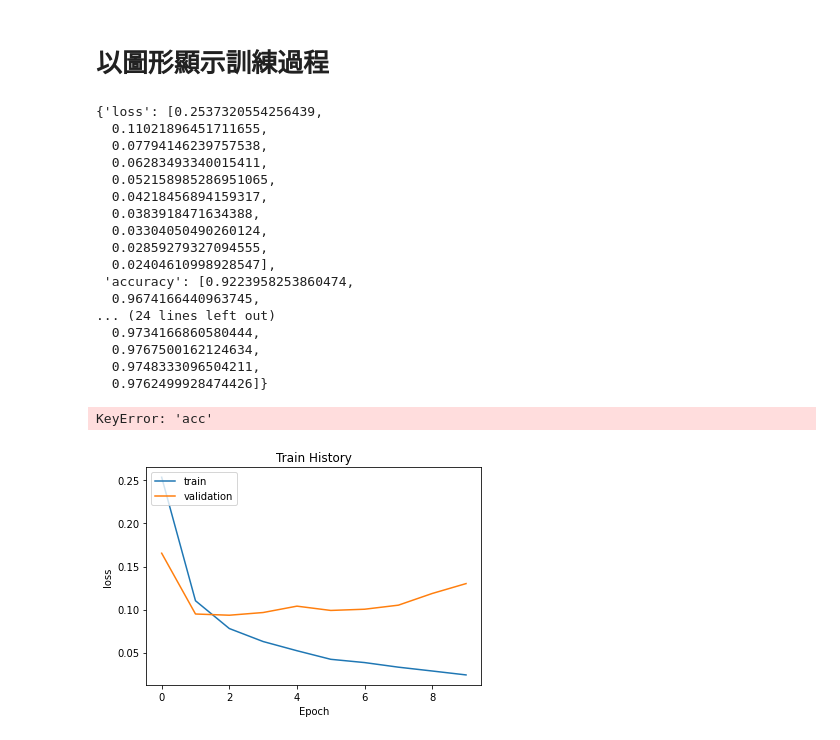
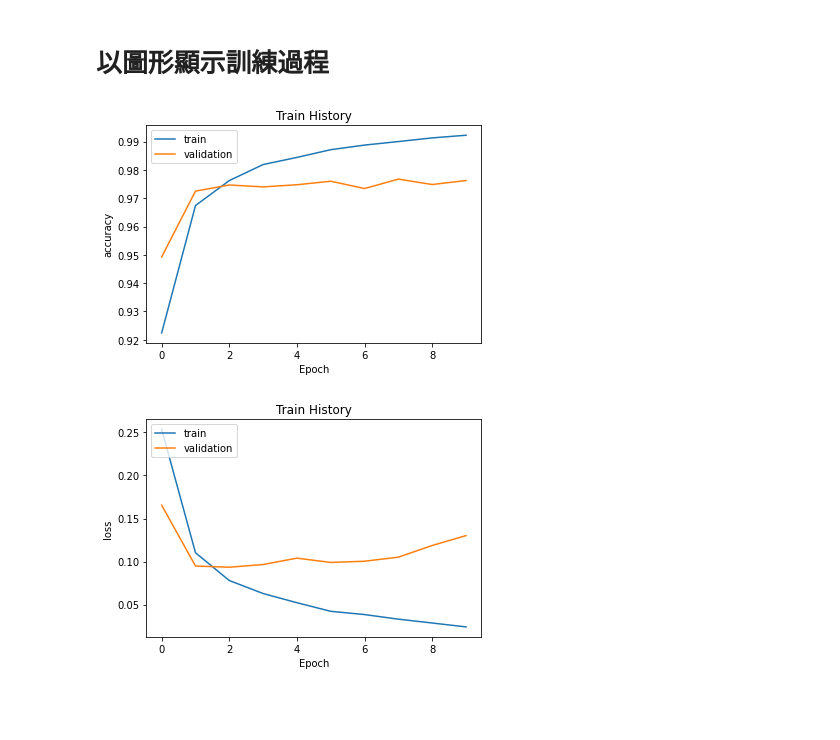
Before and after one commit to juliuschou/cupoyMarathon2021, a Jupyter notebook: Day_070_Keras_Mnist_MLP_HW.ipynb, the cells around one changed output. Drawn from its saved outputs; the diff is of its cells as text; code cells hidden in the pictures; blank space fills up the shorter version.

```diff
--- a/Day_070_Keras_Mnist_MLP_HW.ipynb
+++ b/Day_070_Keras_Mnist_MLP_HW.ipynb
@@ -139,30 +139,10 @@ def show_train_history(train_history,train,validation):
     plt.xlabel('Epoch')
     plt.legend(['train', 'validation'], loc='upper left')
     plt.show()
-# %%
-train_history.history
-# %% [output]
-{'loss': [0.2537320554256439,
-  0.11021896451711655,
-  0.07794146239757538,
-  0.06283493340015411,
-  0.052158985286951065,
-  0.04218456894159317,
-  0.0383918471634388,
-  0.03304050490260124,
-  0.02859279327094555,
-  0.02404610998928547],
- 'accuracy': [0.9223958253860474,
-  0.9674166440963745,
-... (24 lines left out)
-  0.9734166860580444,
-  0.9767500162124634,
-  0.9748333096504211,
-  0.9762499928474426]}
 # %%
-show_train_history(train_history,'acc','val_acc')
+show_train_history(train_history,'accuracy','val_accuracy')
 # %% [output]
-KeyError: 'acc'
+[figure, added]
 # %%
 show_train_history(train_history,'loss','val_loss')
 # %% [output]
```
Also changed, not shown: parts of 1 cell of this notebook.
